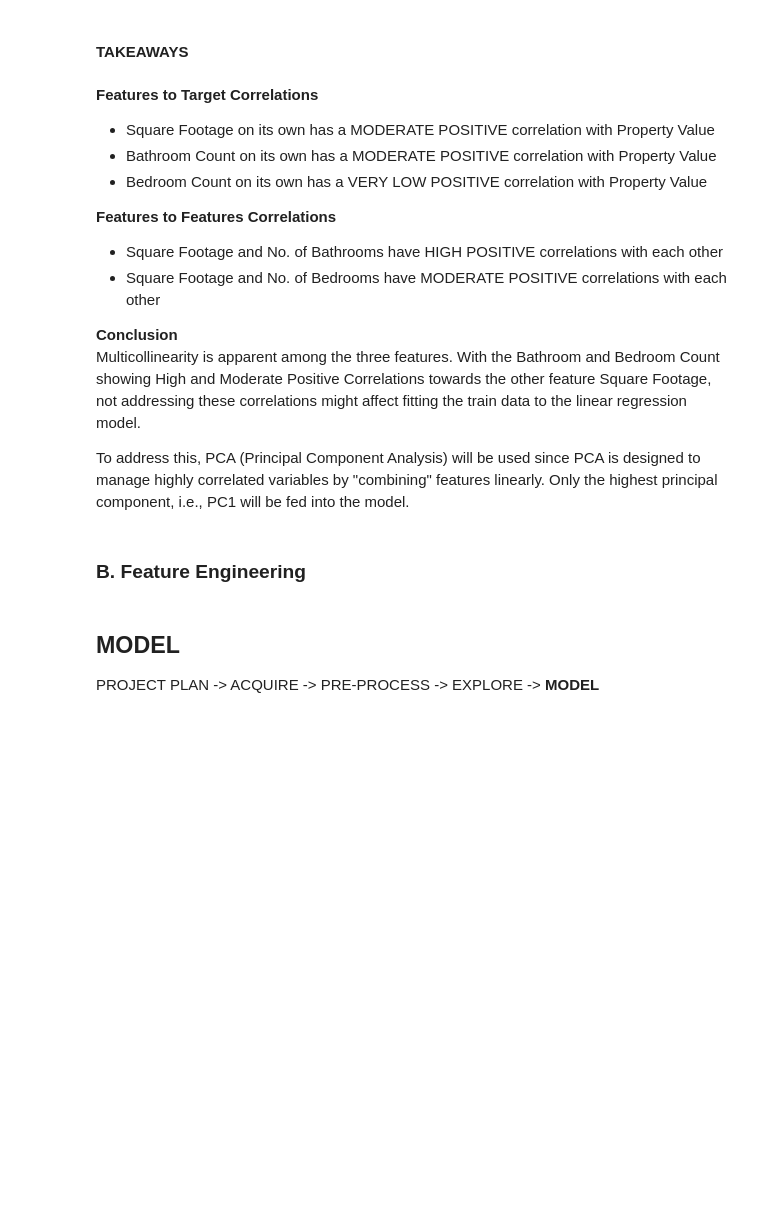
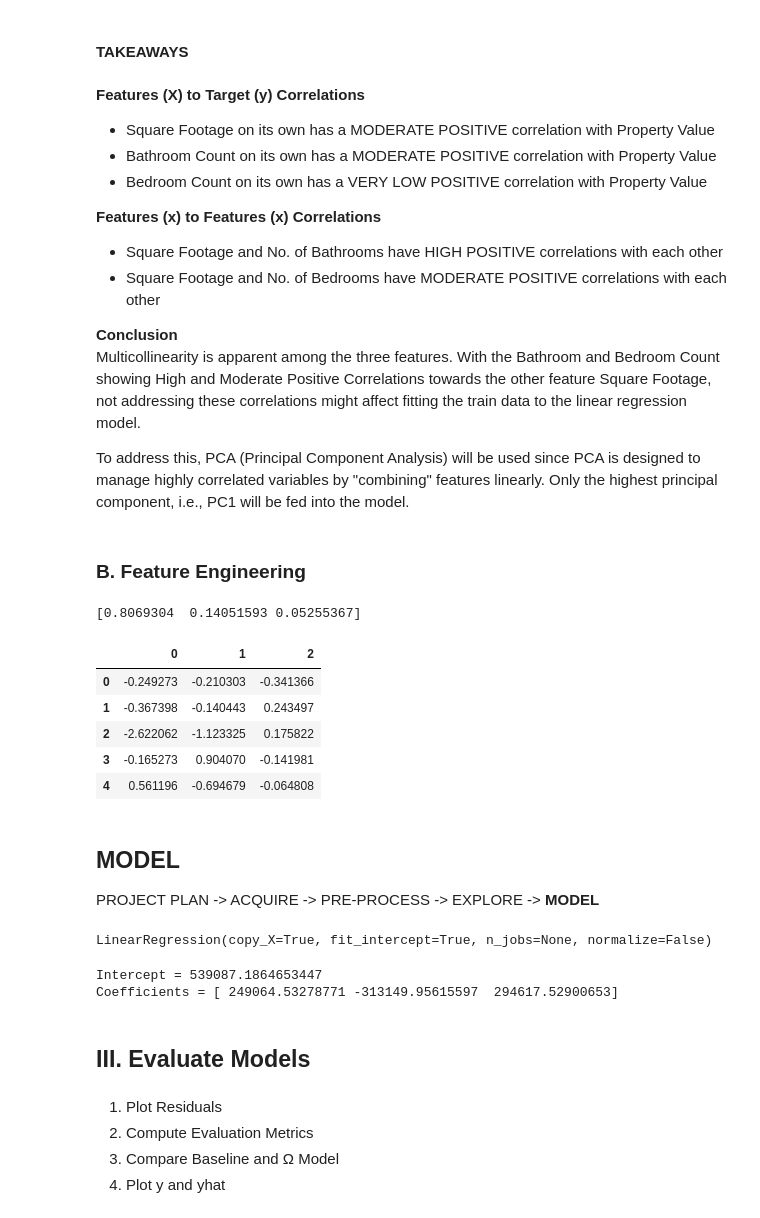
Before and after one commit to crisgiovanoni/zillow_project, a Jupyter notebook: Estimating Assessed Value of Properties - Zillow Dataset.ipynb, the cells around one changed output. Drawn from its saved outputs; the diff is of its cells as text; code cells hidden in the pictures; blank space fills up the shorter version.

```diff
--- a/Estimating Assessed Value of Properties - Zillow Dataset.ipynb
+++ b/Estimating Assessed Value of Properties - Zillow Dataset.ipynb
@@ -248,12 +305,12 @@ sns.heatmap(cor, annot=True, cmap=plt.cm.Reds)
 # %% [markdown]
 #### TAKEAWAYS
 # %% [markdown]
-**Features to Target Correlations**
+**Features (X) to Target (y) Correlations**
 - Square Footage on its own has a MODERATE POSITIVE correlation with Property Value
 - Bathroom Count on its own has a MODERATE POSITIVE correlation with Property Value
 - Bedroom Count on its own has a VERY LOW POSITIVE correlation with Property Value
 
-**Features to Features Correlations**
+**Features (x) to Features (x) Correlations**
 - Square Footage and No. of Bathrooms have HIGH POSITIVE correlations with each other
 - Square Footage and No. of Bedrooms have MODERATE POSITIVE correlations with each other
 
@@ -264,12 +321,14 @@ To address this, PCA (Principal Component Analysis) will be used since PCA is de
 # %% [markdown]
 ### B. Feature Engineering
 # %%
-pca = PCA(n_components=1, copy=True, whiten=False, svd_solver='auto', random_state=123)
+pca = PCA(n_components=3, copy=True, whiten=False, svd_solver='auto', random_state=123)
 pca.fit(scaled_X_train)
-pc1 = pca.transform(scaled_X_train)
-pc1 = pd.DataFrame(X_pca)
+pc3 = pca.transform(scaled_X_train)
+pc3 = pd.DataFrame(pc3)
 
-# print(pca.n_components_)
-# print(len(X))
+pc3_X_test = pca.transform(scaled_X_test)
+pc3_X_test = pd.DataFrame(pc3_X_test)
+
 print(pca.explained_variance_ratio_)
-# print(X[0:5])
+# %% [output]
+[0.8069304  0.14051593 0.05255367]
@@ -278,3 +335,15 @@ pc1.describe()
+# %%
+pc3.describe()
+
+pc3_X_test.shape
+pc3_X_test.head()
+# %% [output]
+|  | 0 | 1 | 2 |
+| 0 | -0.249273 | -0.210303 | -0.341366 |
+| 1 | -0.367398 | -0.140443 | 0.243497 |
+| 2 | -2.622062 | -1.123325 | 0.175822 |
+| 3 | -0.165273 | 0.904070 | -0.141981 |
+| 4 | 0.561196 | -0.694679 | -0.064808 |
 # %% [markdown]
 ## MODEL
 PROJECT PLAN -> ACQUIRE -> PRE-PROCESS -> EXPLORE -> **MODEL**
@@ -284,0 +352,19 @@ lmo.fit(pc1,y)
+# %%
+lmo
+# %% [output]
+LinearRegression(copy_X=True, fit_intercept=True, n_jobs=None, normalize=False)
+# %%
+print(f"""
+Intercept = {lmo_intercept}
+Coefficients = {lmo_coeff}
+""")
+# %% [output]
+Intercept = 539087.1864653447
+Coefficients = [ 249064.53278771 -313149.95615597  294617.52900653]
+# %% [markdown]
+## III. Evaluate Models
+# %% [markdown]
+1. Plot Residuals
+2. Compute Evaluation Metrics
+3. Compare Baseline and Ω Model
+4. Plot y and yhat
```
Also changed, not shown: parts of 27 cells of this notebook, 2 other files.
